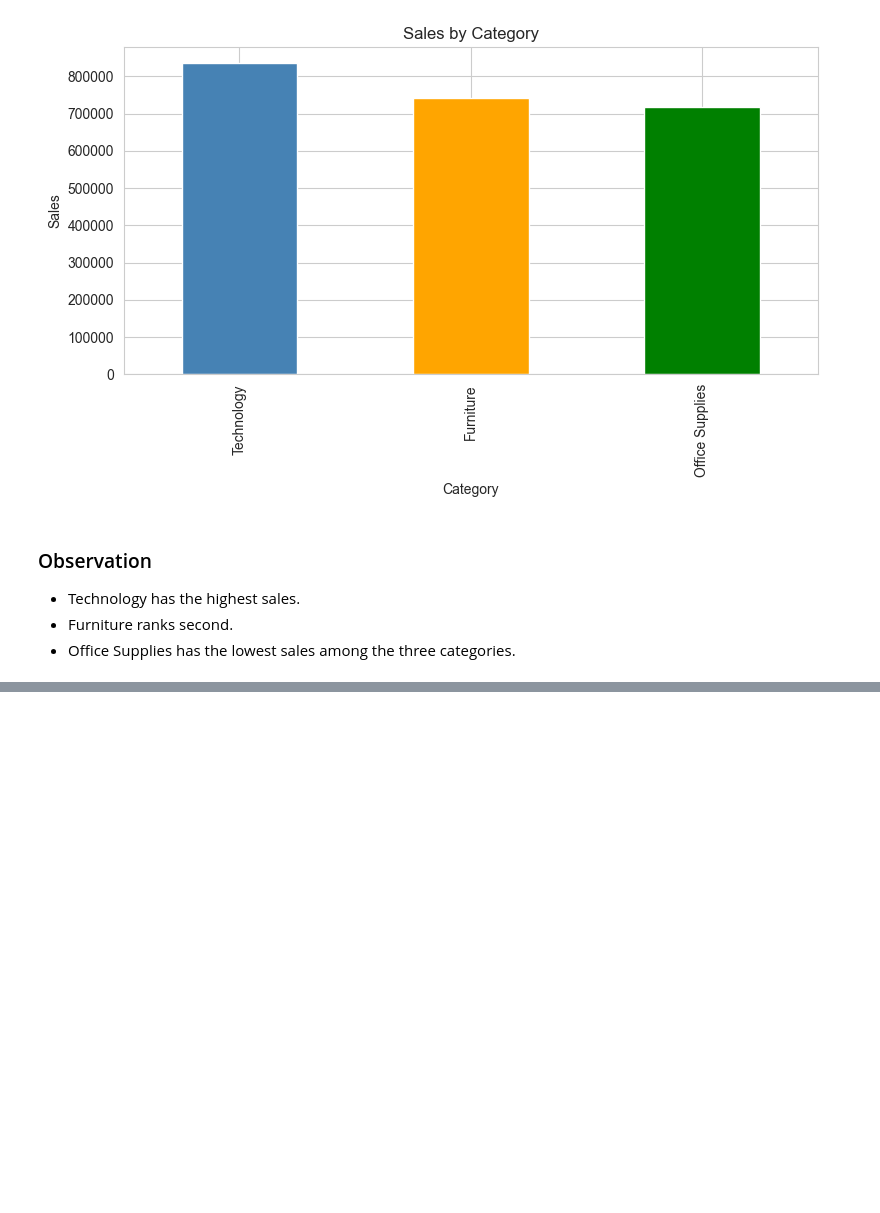
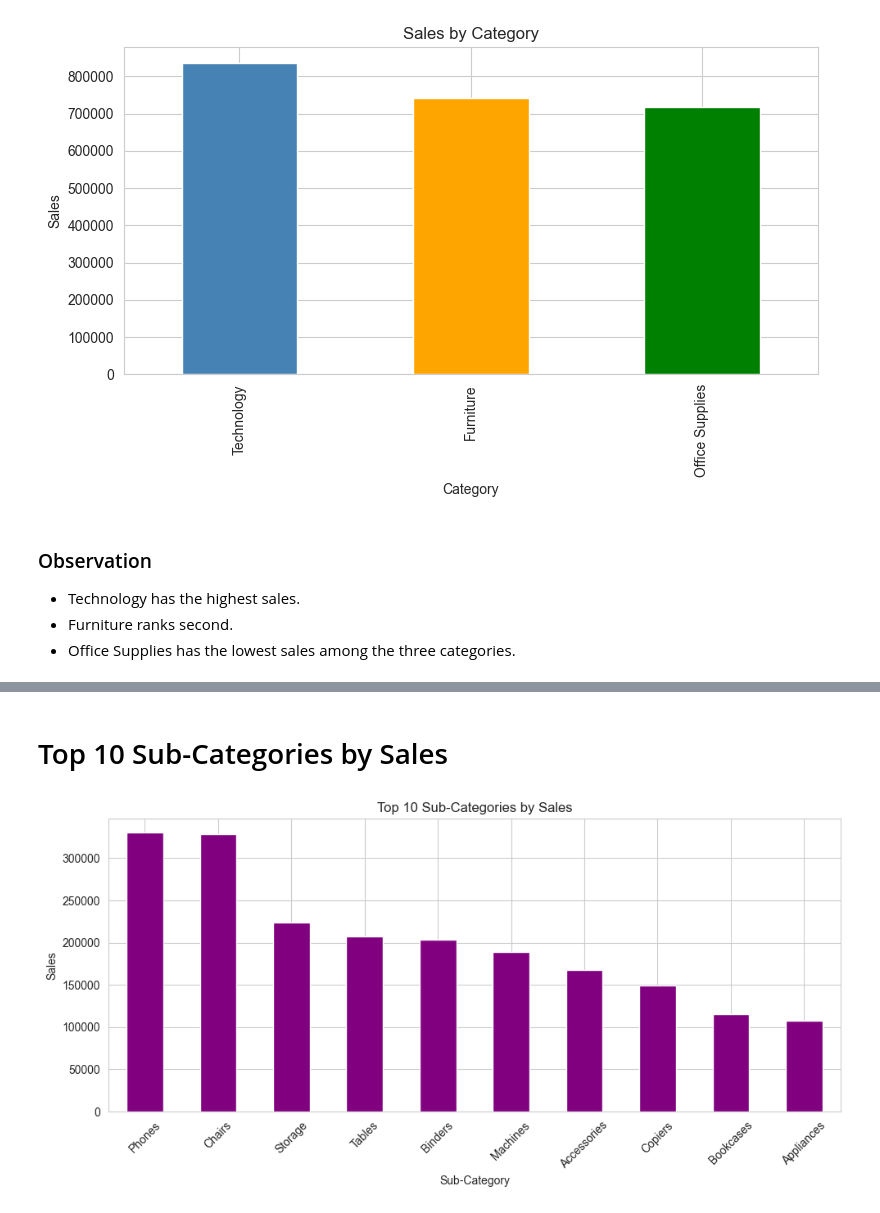
Before and after one commit to Anvita711/OIBSIP, a Jupyter notebook: notebook.ipynb, the cells around one changed output, grey strips where cells are left out. Drawn from its saved outputs; the diff is of its cells as text; code cells hidden in the pictures; blank space fills up the shorter version.

```diff
--- a/notebook.ipynb
+++ b/notebook.ipynb
@@ -122,0 +200,21 @@ plt.show()
+# %% [markdown]
+# Top 10 Sub-Categories by Sales
+# %%
+top_products = df.groupby("Sub-Category")["Sales"].sum().sort_values(ascending=False).head(10)
+
+plt.figure(figsize=(10,5))
+top_products.plot(kind="bar", color="purple")
+
+plt.title("Top 10 Sub-Categories by Sales")
+plt.xlabel("Sub-Category")
+plt.ylabel("Sales")
+
+plt.xticks(rotation=45)
+
+plt.tight_layout()
+
+plt.savefig("images/top_subcategories.png", dpi=300)
+
+plt.show()
+# %% [output]
+[figure, added]
```
Also changed, not shown: parts of 17 cells of this notebook.
